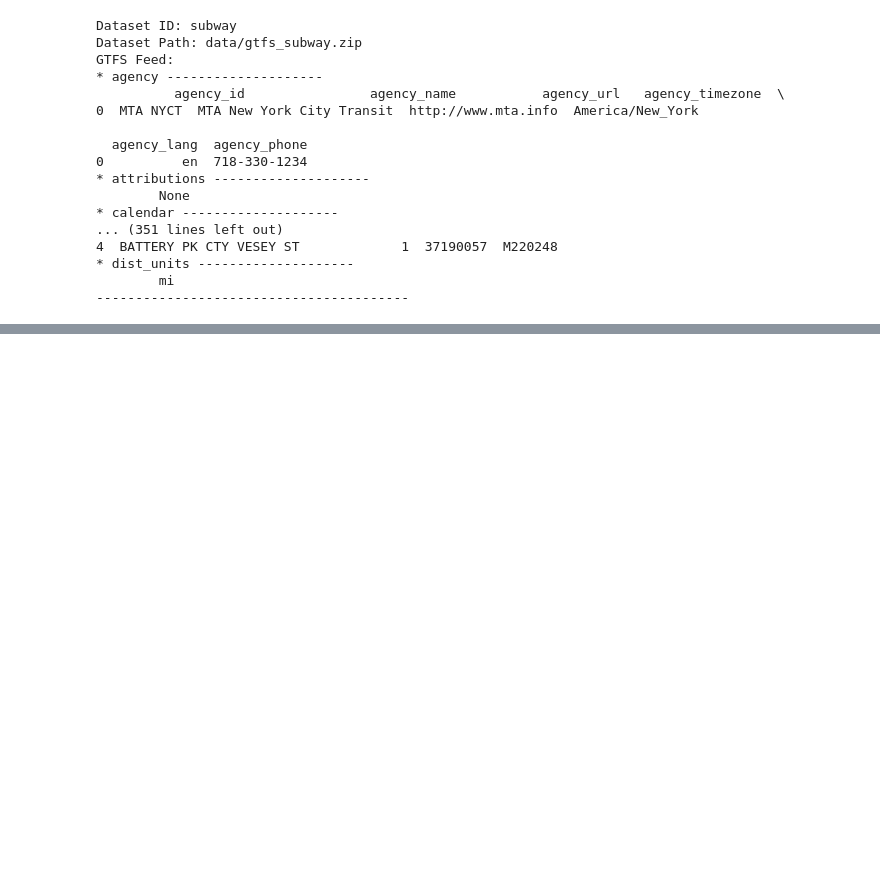
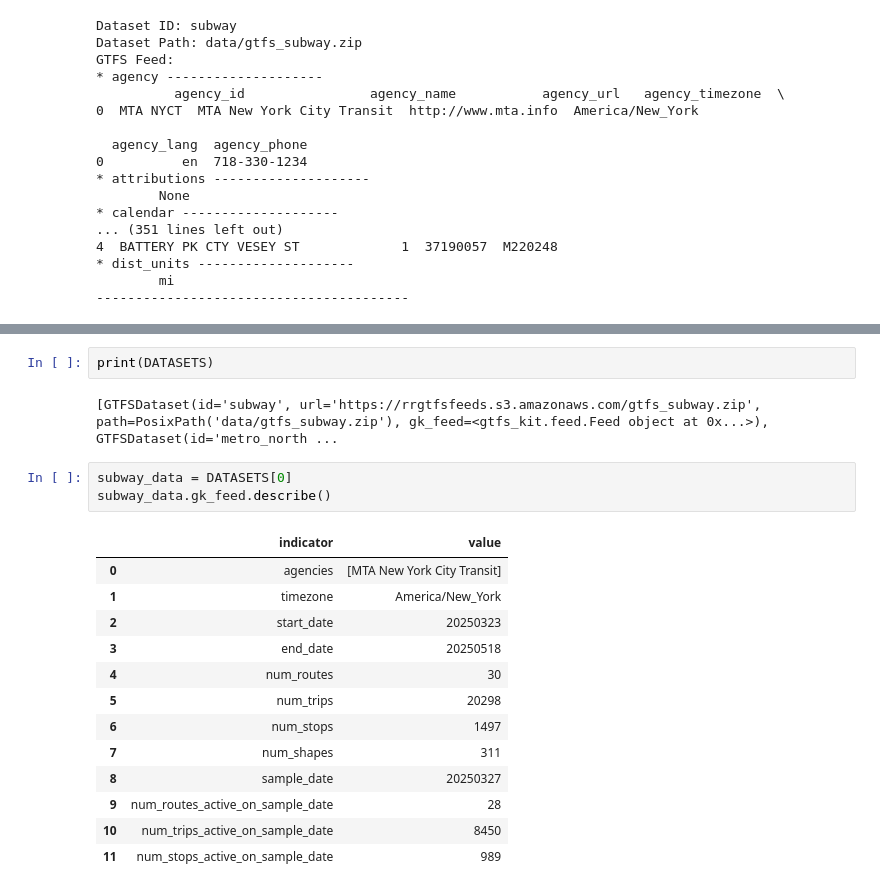
Before and after one commit to We-Gold/ds-501-cs4-public, a Jupyter notebook: Deena Conjecture.ipynb, the cells around one changed output, grey strips where cells are left out. Cells and saved outputs as stored; diff of their text form; blank space fills up the shorter version.

```diff
--- a/Deena Conjecture.ipynb
+++ b/Deena Conjecture.ipynb
@@ -38,0 +46,21 @@ GTFS Feed:
+# %%
+print(DATASETS)
+# %% [output]
+[GTFSDataset(id='subway', url='https://rrgtfsfeeds.s3.amazonaws.com/gtfs_subway.zip', path=PosixPath('data/gtfs_subway.zip'), gk_feed=<gtfs_kit.feed.Feed object at 0x...>), GTFSDataset(id='metro_north ...
+# %%
+subway_data = DATASETS[0]
+subway_data.gk_feed.describe()
+# %% [output]
+|  | indicator | value |
+| 0 | agencies | [MTA New York City Transit] |
+| 1 | timezone | America/New_York |
+| 2 | start_date | 20250323 |
+| 3 | end_date | 20250518 |
+| 4 | num_routes | 30 |
+| 5 | num_trips | 20298 |
+| 6 | num_stops | 1497 |
+| 7 | num_shapes | 311 |
+| 8 | sample_date | 20250327 |
+| 9 | num_routes_active_on_sample_date | 28 |
+| 10 | num_trips_active_on_sample_date | 8450 |
+| 11 | num_stops_active_on_sample_date | 989 |
```
Also changed, not shown: parts of 9 cells of this notebook, 1 other file.
